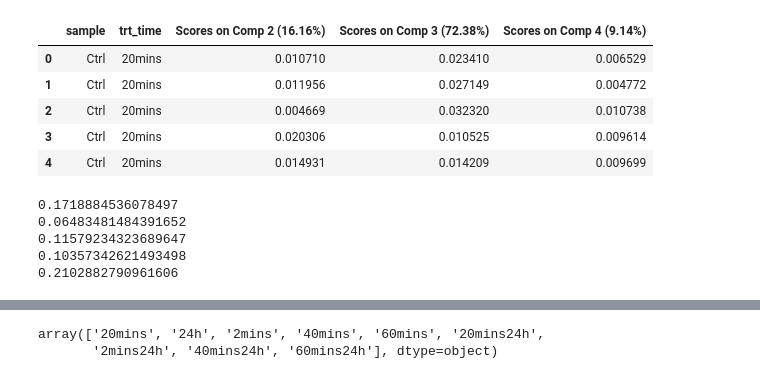
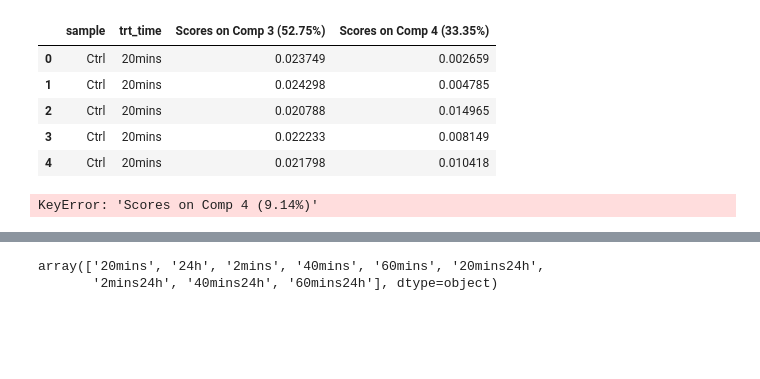
Before and after one commit to bunmiadejimi/Raman_Collagen, a Jupyter notebook: MCR_Stats.ipynb, the cells around one changed output, grey strips where cells are left out. Saved outputs shown, nothing was run; the diff lists cells and outputs as text; code cells hidden in the pictures; blank space fills up the shorter version.

```diff
--- a/MCR_Stats.ipynb
+++ b/MCR_Stats.ipynb
@@ -9,22 +9,22 @@ import seaborn as sns
 # %%
 #df = pd.read_csv('c:\\Users\\olubu\\OneDrive - Tufts\\Bunmi - NavehLab-01\\Raman_Bunmi\\Master_Data\\MCR\\Phe_CvT\\Para_Scores.csv')#, sheet_name = "Sheet1")
 #MCR_CtrlvTrt\\Para_Scores_Summary.xlsx
-df = pd.read_excel('c:\\Users\\olubu\\OneDrive - Tufts\\Bunmi - NavehLab-01\\Raman_Bunmi\\Master_Data\\MCR\\Phe_CvT\\Para_Scores.xlsx', sheet_name='Sheet1')
+df = pd.read_excel('c:\\Users\\oadeji01\\OneDrive - Tufts\\Bunmi - NavehLab-01\\Raman_Bunmi\\Master_Data\\MCR\\Phe_CvT\\Orth_Scores_Ldgs.xlsx', sheet_name='Scores')
 df.head()
 # %% [output]
-|  | sample | trt_time | Scores on Comp 2 (16.16%) | Scores on Comp 3 (72.38%) | Scores on Comp 4 (9.14%) |
-| 0 | Ctrl | 20mins | 0.010710 | 0.023410 | 0.006529 |
-| 1 | Ctrl | 20mins | 0.011956 | 0.027149 | 0.004772 |
-| 2 | Ctrl | 20mins | 0.004669 | 0.032320 | 0.010738 |
-| 3 | Ctrl | 20mins | 0.020306 | 0.010525 | 0.009614 |
-| 4 | Ctrl | 20mins | 0.014931 | 0.014209 | 0.009699 |
+|  | sample | trt_time | Scores on Comp 3 (52.75%) | Scores on Comp 4 (33.35%) |
+| 0 | Ctrl | 20mins | 0.023749 | 0.002659 |
+| 1 | Ctrl | 20mins | 0.024298 | 0.004785 |
+| 2 | Ctrl | 20mins | 0.020788 | 0.014965 |
+| 3 | Ctrl | 20mins | 0.022233 | 0.008149 |
+| 4 | Ctrl | 20mins | 0.021798 | 0.010418 |
 # %%
 
 data = []
 for x in ['2mins','20mins', '40mins', '60mins', '24h']:
     dff = df[df['trt_time'].str.contains(x)]
     print(f"{shapiro(dff['Scores on Comp 4 (9.14%)'])[1]}")
-    tukey = pairwise_tukeyhsd(endog=dff['Scores on Comp 4 (9.14%)'],
+    tukey = pairwise_tukeyhsd(endog=dff['Scores on Comp 3 (52.75%)'],
                             groups=dff['sample'],
                             alpha=0.05
                             )
@@ -34,11 +34,7 @@ for x in ['2mins','20mins', '40mins', '60mins', '24h']:
     #print('*****************************************************')
     data.append(pd.DataFrame(tukey.summary().data[1:], columns = tukey.summary().data[0]))
 # %% [output]
-0.1718884536078497
-0.06483481484391652
-0.11579234323689647
-0.10357342621493498
-0.2102882790961606
+KeyError: 'Scores on Comp 4 (9.14%)'
 # %%
 stat_results = pd.concat(data).reset_index(drop=True).iloc[:13, :]
 stat_results.insert(7, 'sig', value = ['**' if x < 0.01 else ('*' if x<0.05  else 'ns') for x in stat_results['p-adj']])
```
Also changed, not shown: parts of 5 cells of this notebook.
